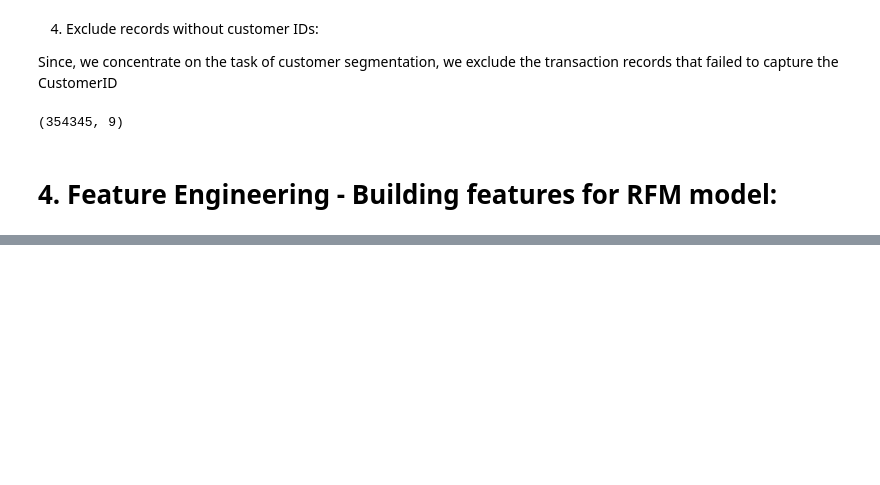
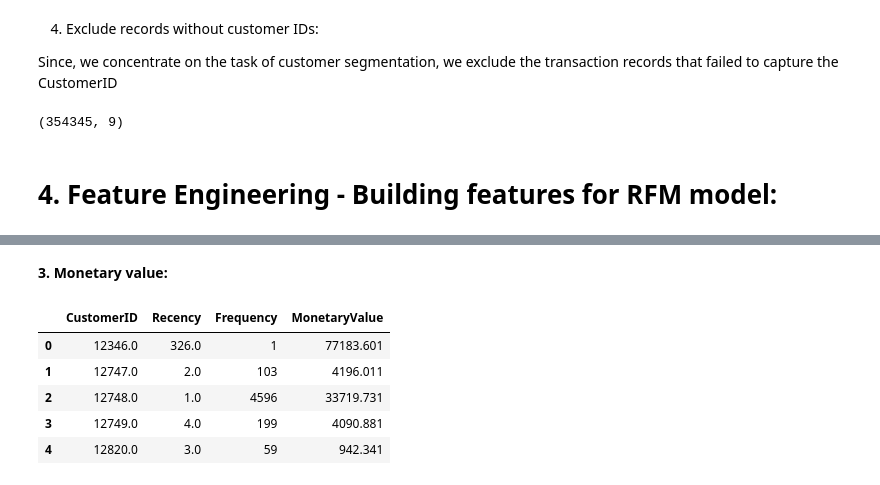
Before and after one commit to nileshrathod17/Online-Retail-Customer-Segmentation, a Jupyter notebook: Customer_Segmentation_for_Online_Retail_store.ipynb, the cells around one changed output, grey strips where cells are left out. Drawn from its saved outputs; the diff is of its cells as text; code cells hidden in the pictures; blank space fills up the shorter version.

```diff
--- a/Customer_Segmentation_for_Online_Retail_store.ipynb
+++ b/Customer_Segmentation_for_Online_Retail_store.ipynb
@@ -208,0 +249,5 @@ data.shape
+# %%
+dfCustomerFrequency = data[['CustomerID', 'Amount']].groupby('CustomerID').count().reset_index()
+dfCustomerFrequency.rename(columns={'Amount': 'Frequency'}, inplace= True)
+dfCustomerHistory = dfCustomerHistory.merge(dfCustomerFrequency, how="outer")
+dfCustomerHistory.head()
@@ -208,0 +261,16 @@ data.shape
+# %% [markdown]
+**3. Monetary value:**
+# %%
+dfCustomerMV = data[['CustomerID', 'Amount']].groupby('CustomerID').sum().reset_index()
+dfCustomerMV.rename(columns={'Amount': 'MonetaryValue'}, inplace= True)
+dfCustomerHistory = dfCustomerHistory.merge(dfCustomerMV, how="outer")
+#add a small number to monetary value to avoid problems with zeros as we transform to log scale
+dfCustomerHistory["MonetaryValue"] = dfCustomerHistory["MonetaryValue"] + 0.001
+dfCustomerHistory.head()
+# %% [output]
+|  | CustomerID | Recency | Frequency | MonetaryValue |
+| 0 | 12346.0 | 326.0 | 1 | 77183.601 |
+| 1 | 12747.0 | 2.0 | 103 | 4196.011 |
+| 2 | 12748.0 | 1.0 | 4596 | 33719.731 |
+| 3 | 12749.0 | 4.0 | 199 | 4090.881 |
+| 4 | 12820.0 | 3.0 | 59 | 942.341 |
```
Also changed, not shown: parts of 8 cells of this notebook.
